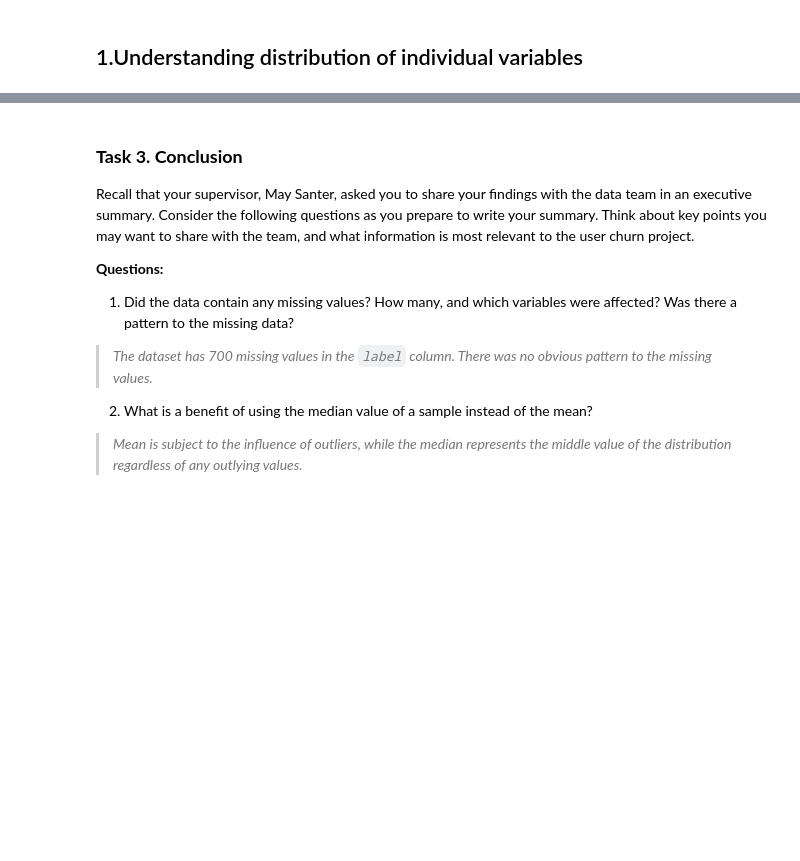
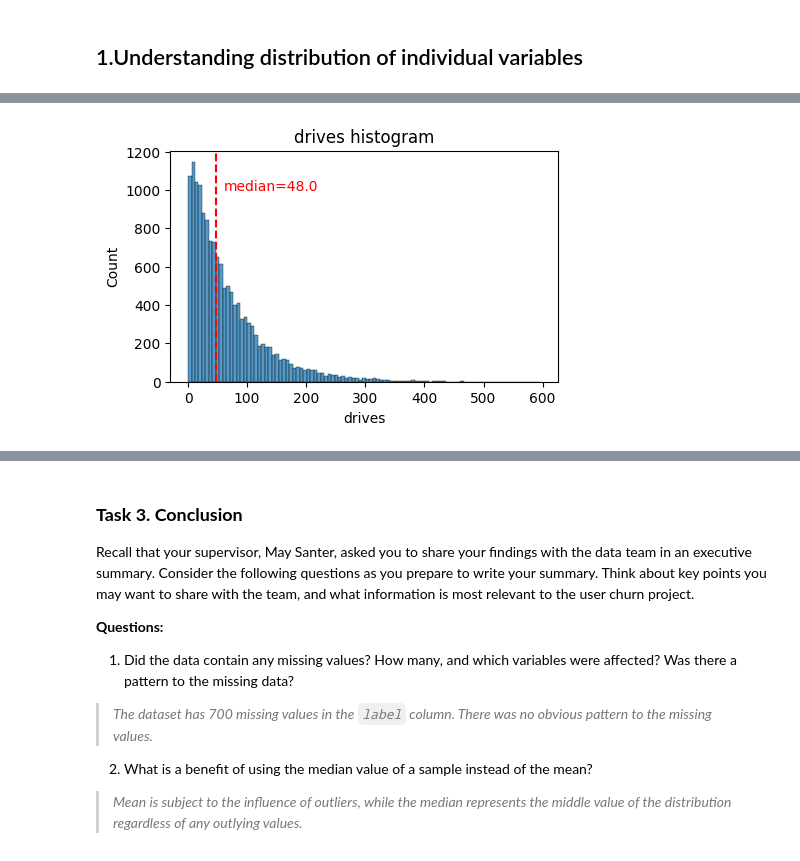
Before and after one commit to prabuddh-rai/Automatidata-Portfolio, a Jupyter notebook: Waze_Notebook.ipynb, the cells around one changed output, grey strips where cells are left out. Saved outputs shown, nothing was run; the diff lists cells and outputs as text; code cells hidden in the pictures; blank space fills up the shorter version.

```diff
--- a/Waze_Notebook.ipynb
+++ b/Waze_Notebook.ipynb
@@ -269,0 +307,11 @@ The ratio of iPhone users and Android users is consistent between the churned gr
+# %%
+# Histogram
+median=round(df['drives'].median(), 1)
+plt.figure(figsize=(5,3))
+sns.histplot(x=df['drives'])
+median = df['drives'].median()
+plt.axvline(median, color='red', linestyle='--')
+plt.text(60,1000, f'median={median}', color='red')
+plt.title('drives histogram');
+# %% [output]
+[figure, added]
```
Also changed, not shown: parts of 82 cells of this notebook.
